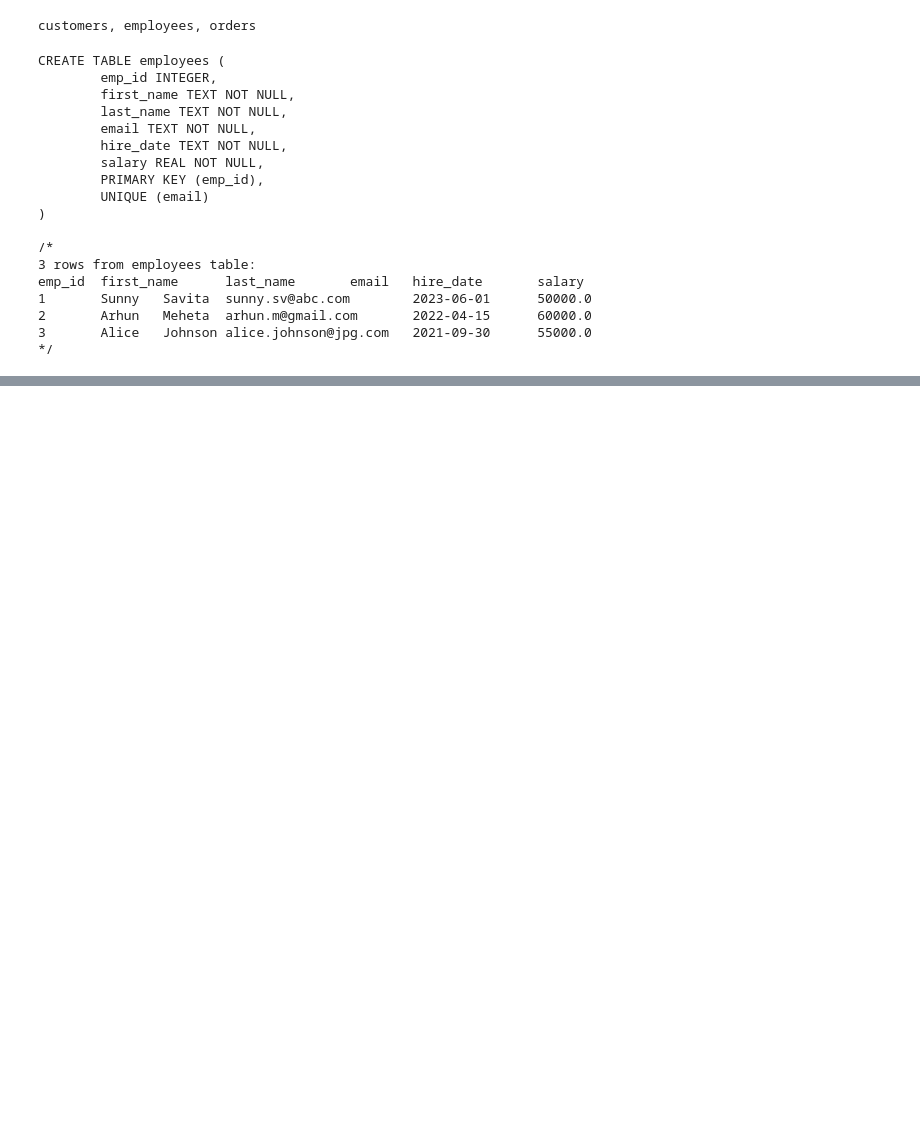
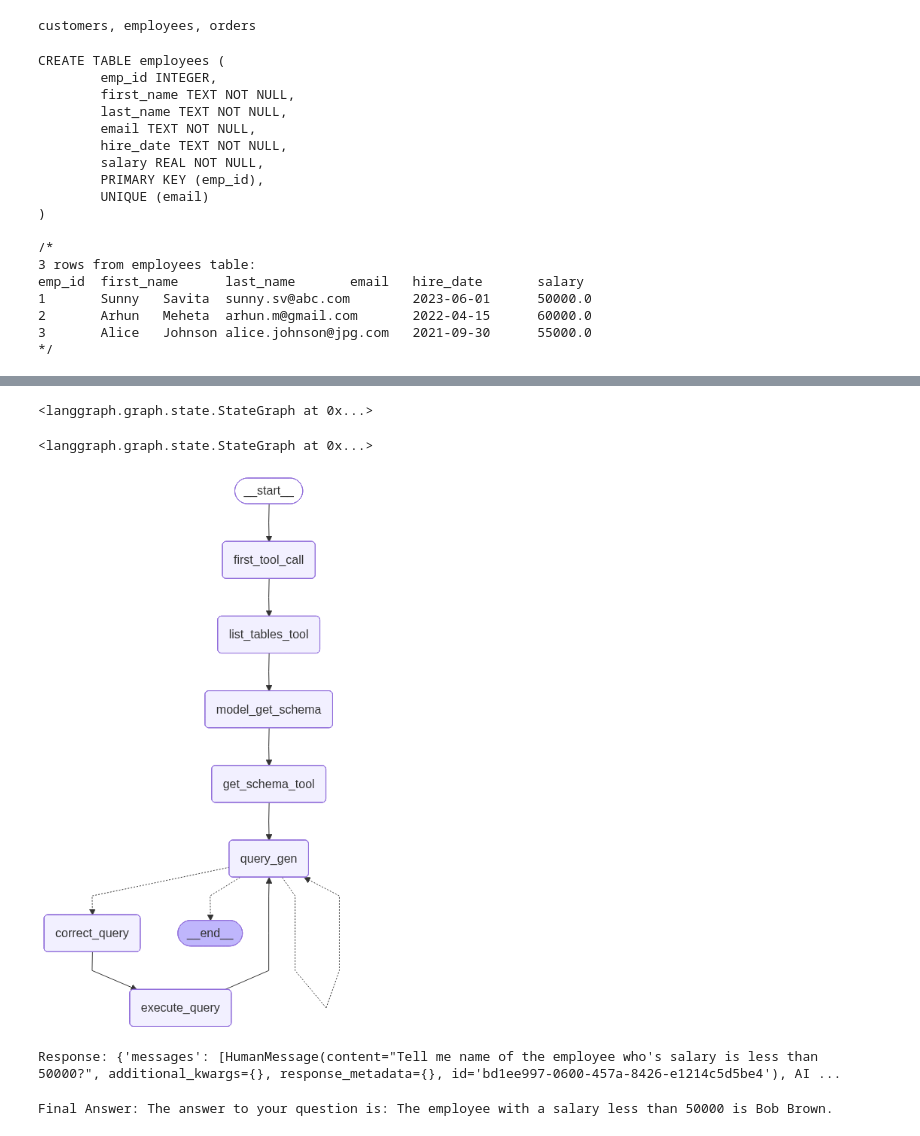
Before and after one commit to malkarsaidheeraj/SQLMind, a Jupyter notebook: sql_agent_with_langgraph.ipynb, the cells around one changed output, grey strips where cells are left out. Saved outputs shown, nothing was run; the diff lists cells and outputs as text; code cells hidden in the pictures; blank space fills up the shorter version.

```diff
--- a/sql_agent_with_langgraph.ipynb
+++ b/sql_agent_with_langgraph.ipynb
@@ -185,0 +314,40 @@ emp_id  first_name      last_name       email   hire_date       salary
+# %%
+workflow = StateGraph(State)
+# %%
+workflow.add_node("first_tool_call",first_tool_call)
+workflow.add_node("list_tables_tool", create_tool_node_with_fallback([list_tables_tool]))
+workflow.add_node("get_schema_tool", create_tool_node_with_fallback([get_schema_tool]))
+model_get_schema = llm.bind_tools([get_schema_tool])
+workflow.add_node("model_get_schema",lambda state: {"messages": [model_get_schema.invoke(state["messages"])],},)
+workflow.add_node("query_gen", query_gen_node)
+workflow.add_node("correct_query", model_check_query)
+workflow.add_node("execute_query", create_tool_node_with_fallback([db_query_tool]))
+# %% [output]
+<langgraph.graph.state.StateGraph at 0x...>
+# %%
+
+workflow.add_edge(START, "first_tool_call")
+workflow.add_edge("first_tool_call", "list_tables_tool")
+workflow.add_edge("list_tables_tool", "model_get_schema")
+workflow.add_edge("model_get_schema", "get_schema_tool")
+workflow.add_edge("get_schema_tool", "query_gen")
+workflow.add_conditional_edges("query_gen",should_continue,)
+workflow.add_edge("correct_query", "execute_query")
+workflow.add_edge("execute_query", "query_gen")
+# %% [output]
+<langgraph.graph.state.StateGraph at 0x...>
+# %%
+app = workflow.compile()
+# %%
+from IPython.display import Image, display
+from langchain_core.runnables.graph import MermaidDrawMethod
+
+display(
+    Image(
+        app.get_graph().draw_mermaid_png(
+            draw_method=MermaidDrawMethod.API,
+        )
+    )
+)
+# %% [output]
+[figure, added]
@@ -185,0 +356,16 @@ emp_id  first_name      last_name       email   hire_date       salary
+# %%
+response = app.invoke(query)
+
+# Check if the response contains an error
+if isinstance(response, dict) and "error" in response:
+	print("Error:", response["error"]["message"])
+else:
+	print("Response:", response)
+# %% [output]
+Response: {'messages': [HumanMessage(content="Tell me name of the employee who's salary is less than 50000?", additional_kwargs={}, response_metadata={}, id='bd1ee997-0600-457a-8426-e1214c5d5be4'), AI ...
+# %%
+# Extract the final answer
+final_answer = response["messages"][-1].content
+print("Final Answer:", final_answer)
+# %% [output]
+Final Answer: The answer to your question is: The employee with a salary less than 50000 is Bob Brown.
```
Also changed, not shown: parts of 18 cells of this notebook, 2 other files.
